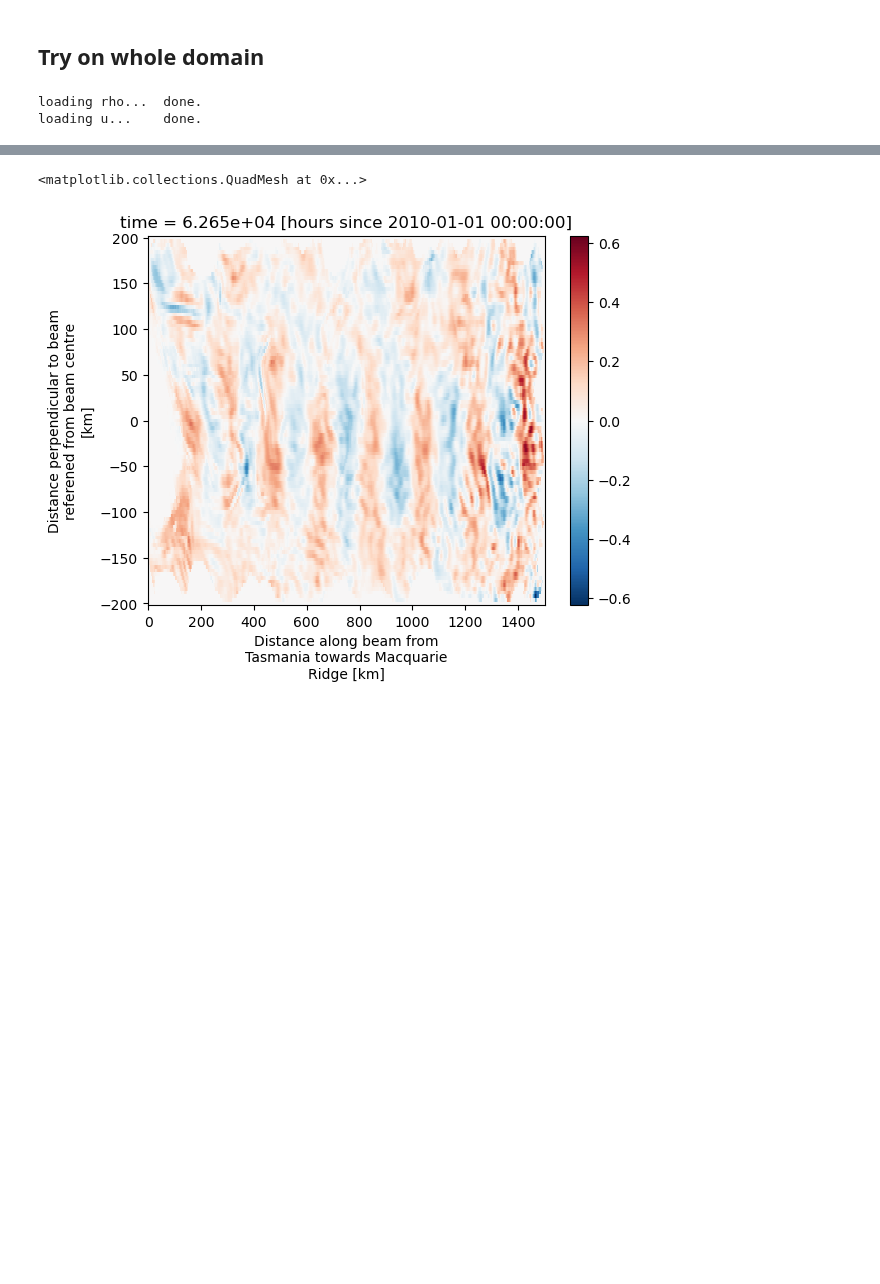
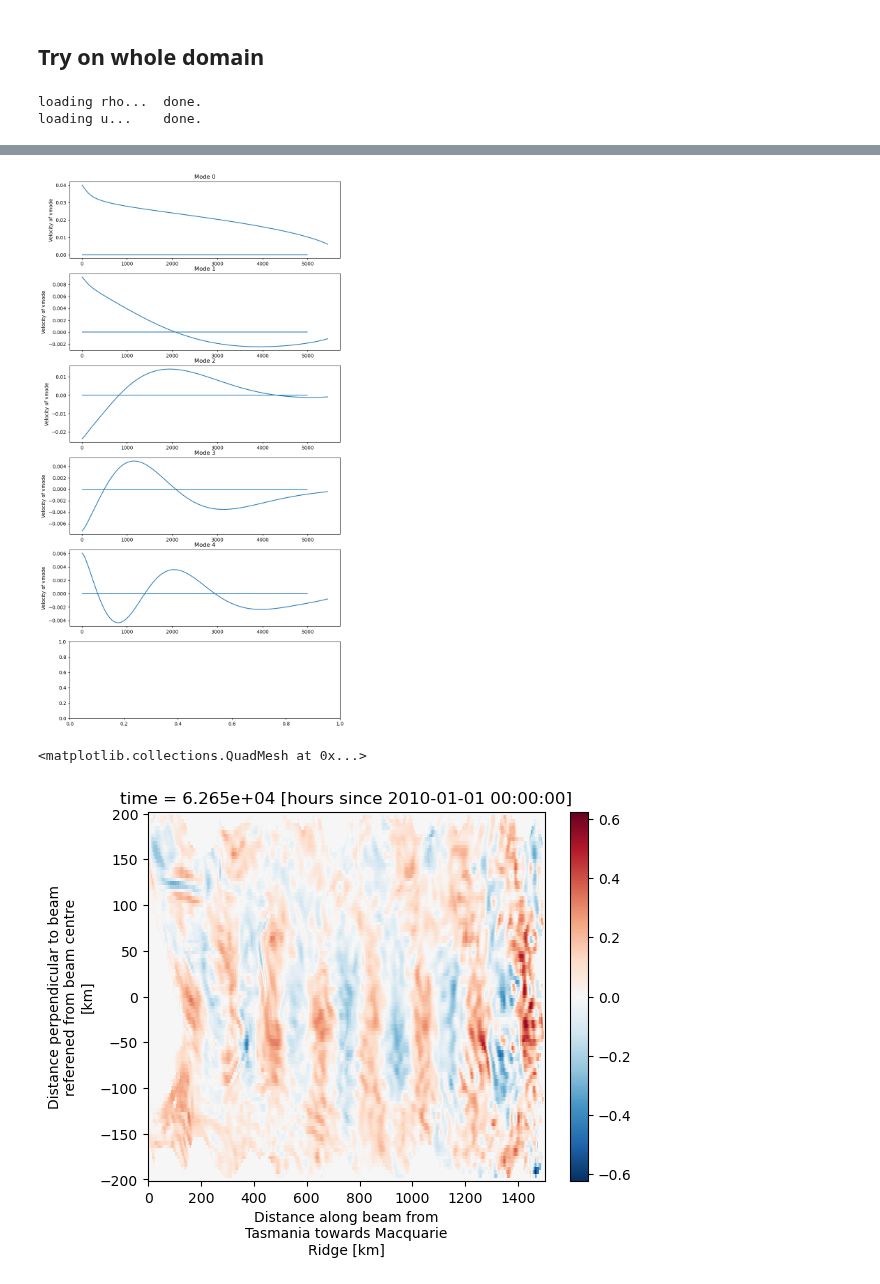
Before and after one commit to ashjbarnes/tasman-tides, a Jupyter notebook: notebooks/analysis/vertical_structure.ipynb, the cells around one changed output, grey strips where cells are left out. Saved outputs shown, nothing was run; the diff lists cells and outputs as text; code cells hidden in the pictures; blank space fills up the shorter version.

```diff
--- a/notebooks/analysis/vertical_structure.ipynb
+++ b/notebooks/analysis/vertical_structure.ipynb
@@ -149,3 +138,16 @@ np.abs(data_lf.u.isel(time = 50,zl = 5).fillna(0)).plot(ax = ax[5],add_colorbar
+# %%
+fig,ax = plt.subplots(6,figsize = (10,20))
+
+for i in range(5):
+    modes[i].sel(xb = 500,yb = 0,method = "nearest").isel(time = 50).plot(ax = ax[i])
+    ax[i].hlines(0,0,5000)
+    ax[i].set_xlabel("")
+    ax[i].set_title("Mode " + str(i))
+    ax[i].set_ylabel("Velocity of vmode")
+
+# np.abs(data.u.isel(time = 50,zl = 5).fillna(0)).plot(ax = ax[5],add_colorbar = True)
+# %% [output]
+[figure, added]
 # %%
 modes[1].isel(time = 50).integrate("zl").plot()
 # %% [output]
```
Also changed, not shown: parts of 6 cells of this notebook, 3 other files.
